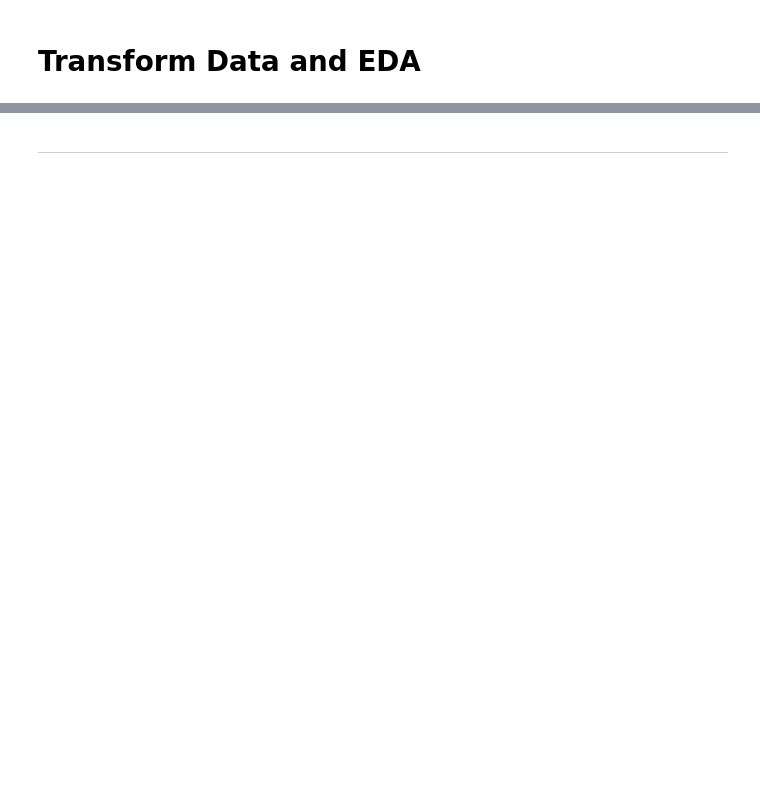
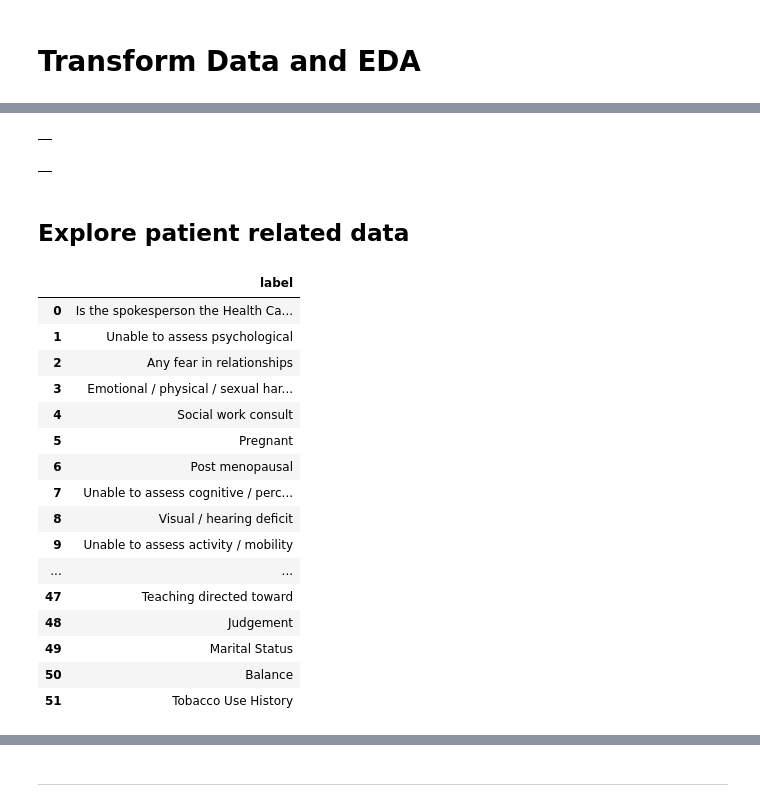
Before and after one commit to pmags/bigData_ML_pipeline, a Jupyter notebook: BigData.ipynb, the cells around one changed output, grey strips where cells are left out. Cells and saved outputs as stored; diff of their text form; code cells hidden in the pictures; blank space fills up the shorter version.

```diff
--- a/BigData.ipynb
+++ b/BigData.ipynb
@@ -566,0 +590,67 @@ GROUP BY SUBJECT_ID
+# %%
+%%bigquery
+
+CREATE OR REPLACE TABLE fcup-bigdata.uci_events_dataset.patient_background_curated
+CLUSTER BY  SUBJECT_ID, HADM_ID
+OPTIONS (
+  description = "Patient background information"
+)
+AS(
+    SELECT DISTINCT
+        SUBJECT_ID,
+        HADM_ID,
+        ITEMID,
+        label,
+        VALUE	,
+        category
+    FROM `fcup-bigdata.uci_events_dataset.visit_history_clean`
+    WHERE (category LIKE 'Adm History/FHPA' OR category LIKE 'ADT')
+)
+# %% [output]
+|  |
+# %%
+%%bigquery
+
+CREATE OR REPLACE TABLE fcup-bigdata.uci_events_dataset.visit_measurements_curated
+PARTITION BY  DATE_TRUNC(CHARTTIME, MONTH)
+CLUSTER BY  SUBJECT_ID, HADM_ID
+OPTIONS (
+  description = "Measurements per stay cluter by subject and admition and partition by time"
+)
+AS (
+    SELECT DISTINCT
+        SUBJECT_ID,
+        HADM_ID,
+        ITEMID,
+        label,
+        CHARTTIME,
+        VALUENUM
+    FROM `fcup-bigdata.uci_events_dataset.visit_history_clean`
+    WHERE category LIKE 'Routine Vital Signs'
+)
+# %% [output]
+|  |
+# %% [markdown]
+## Explore patient related data
+# %%
+%%bigquery
+SELECT DISTINCT label
+FROM `fcup-bigdata.uci_events_dataset.patient_background_curated`
+# %% [output]
+|  | label |
+| 0 | Is the spokesperson the Health Ca... |
+| 1 | Unable to assess psychological |
+| 2 | Any fear in relationships |
+| 3 | Emotional / physical / sexual har... |
+| 4 | Social work consult |
+| 5 | Pregnant |
+| 6 | Post menopausal |
+| 7 | Unable to assess cognitive / perc... |
+| 8 | Visual / hearing deficit |
+| 9 | Unable to assess activity / mobility |
+| ... | ... |
+| 47 | Teaching directed toward |
+| 48 | Judgement |
+| 49 | Marital Status |
+| 50 | Balance |
+| 51 | Tobacco Use History |
```
Also changed, not shown: parts of 22 cells of this notebook.
